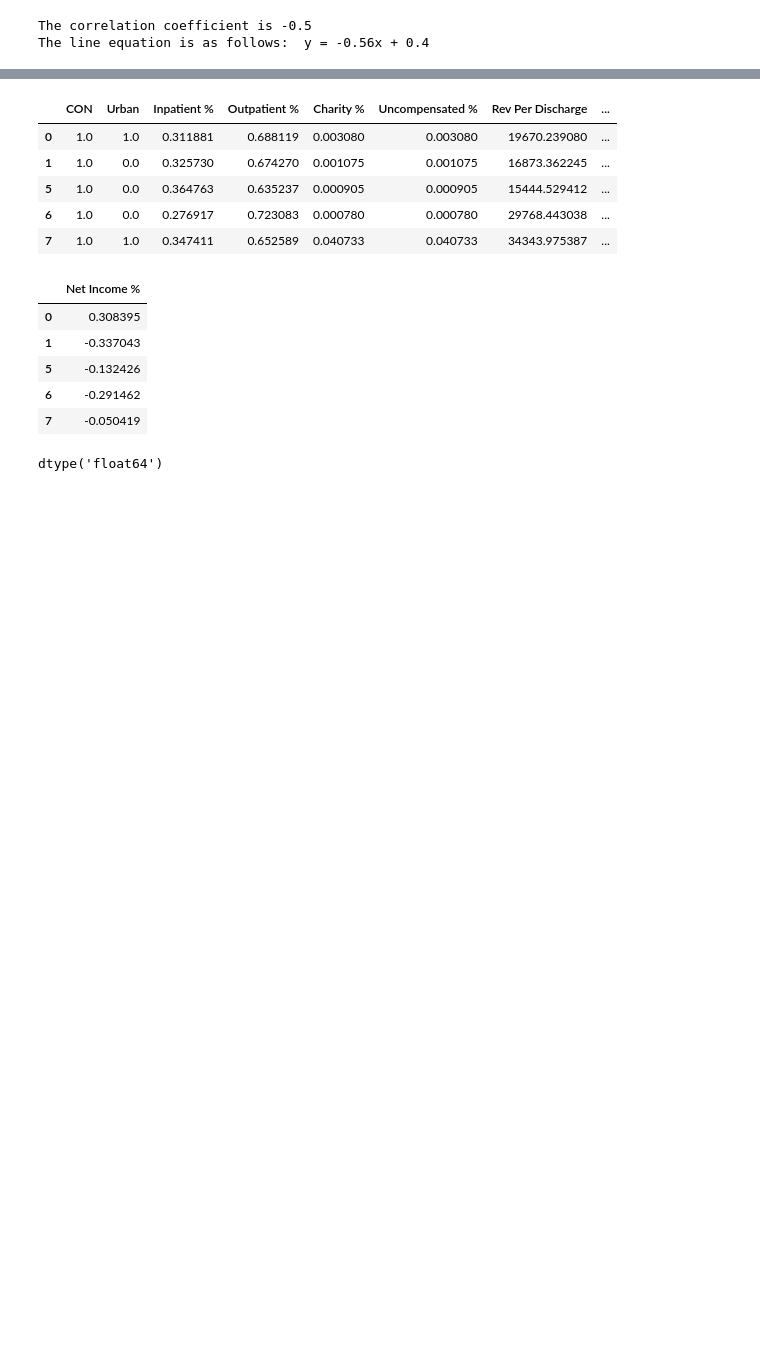
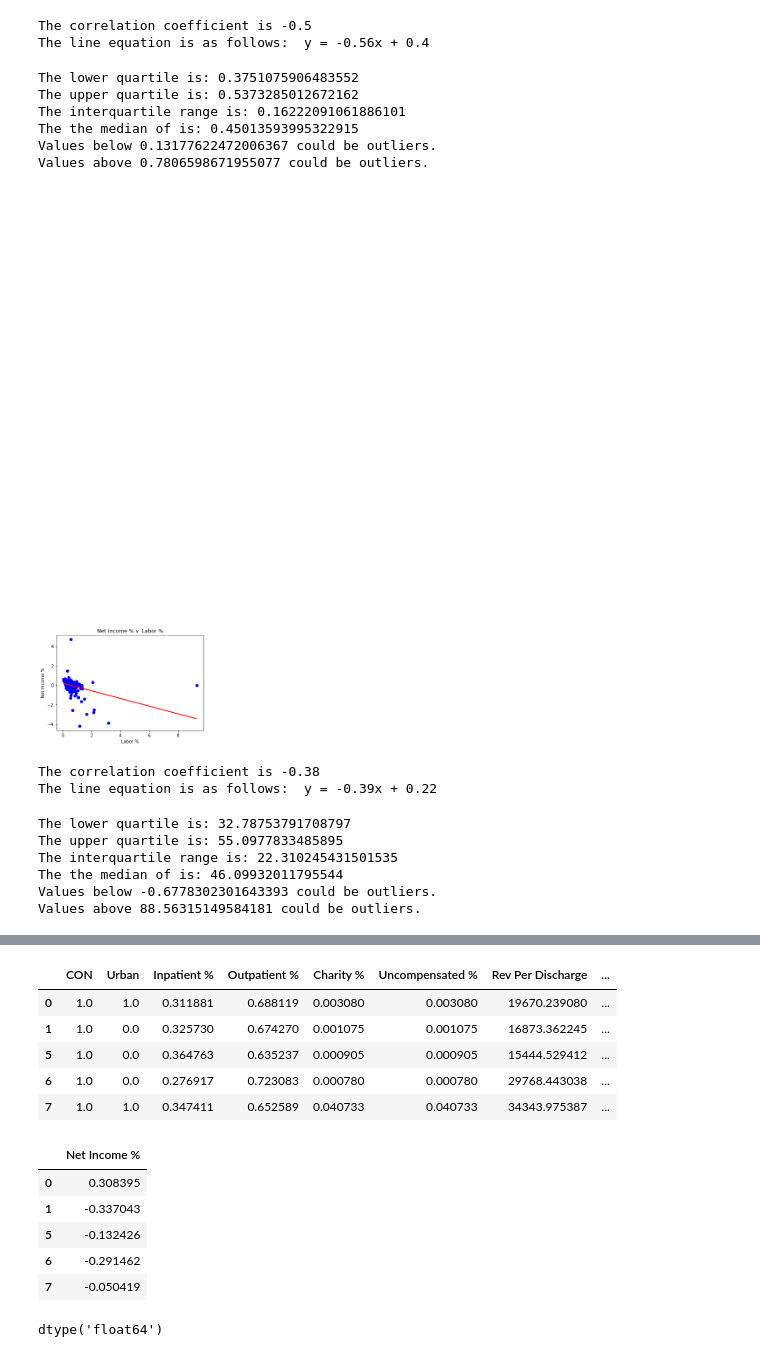
Before and after one commit to rodgerskent/profitableHospital-project, a Jupyter notebook: four.ipynb, the cells around one changed output, grey strips where cells are left out. Drawn from its saved outputs; the diff is of its cells as text; code cells hidden in the pictures; blank space fills up the shorter version.

```diff
--- a/four.ipynb
+++ b/four.ipynb
@@ -708,3 +712,76 @@ print(f"The line equation is as follows:  {line_eq}")
 [figure]
 The correlation coefficient is -0.5
 The line equation is as follows:  y = -0.56x + 0.4
+# %%
+#Outlier Review
+chartdata = targetFile5["Labor %"]
+quartiles = chartdata.quantile([.25,.5,.75])
+lowerq = quartiles[0.25]
+upperq = quartiles[0.75]
+iqr = upperq-lowerq
+
+print(f"The lower quartile is: {lowerq}")
+print(f"The upper quartile is: {upperq}")
+print(f"The interquartile range is: {iqr}")
+print(f"The the median of is: {quartiles[0.5]} ")
+
+lower_bound = lowerq - (1.5*iqr)
+upper_bound = upperq + (1.5*iqr)
+print(f"Values below {lower_bound} could be outliers.")
+print(f"Values above {upper_bound} could be outliers.")
+# %% [output]
+The lower quartile is: 0.3751075906483552
+The upper quartile is: 0.5373285012672162
+The interquartile range is: 0.16222091061886101
+The the median of is: 0.45013593995322915
+Values below 0.13177622472006367 could be outliers.
+Values above 0.7806598671955077 could be outliers.
+# %%
+#NI v. Labor Percent
+targetFile6 = targetFile5
+# targetFile6 = targetFile5.loc[targetFile5['Labor %'] <= .90]
+# targetFile6 = targetFile6.loc[targetFile5['Net Income %'] <= .35]
+# targetFile6 = targetFile6.loc[targetFile5['Net Income %'] >= -.25]
+x_axis = targetFile6["Labor %"]
+y_axis = targetFile6["Net Income %"]
+plt.title("Net Income % v. Labor %")
+plt.xlabel("Labor %")
+plt.ylabel("Net Income %")
+plt.scatter(x_axis, y_axis, marker="o", color="blue")
+(slope, intercept, rvalue, pvalue, stderr) = linregress(x_axis, y_axis)
+regress_values = x_axis * slope + intercept
+line_eq = "y = " + str(round(slope,2)) + "x + " + str(round(intercept,2))
+plt.plot(x_axis,regress_values,"r-")
+plt.annotate(line_eq,(0,50),fontsize=15,color="red")
+#plt.savefig("3bchart_days2unemployment_k.png")
+plt.show()
+print(f"The correlation coefficient is {round(st.pearsonr(x_axis,y_axis)[0],2)}")
+print(f"The line equation is as follows:  {line_eq}")
+# %% [output]
+[figure, added]
+The correlation coefficient is -0.38
+The line equation is as follows:  y = -0.39x + 0.22
+# %%
+#Outlier Review
+chartdata = targetFile5["Discharges Per FTE"]
+quartiles = chartdata.quantile([.25,.5,.75])
+lowerq = quartiles[0.25]
+upperq = quartiles[0.75]
+iqr = upperq-lowerq
+
+print(f"The lower quartile is: {lowerq}")
+print(f"The upper quartile is: {upperq}")
+print(f"The interquartile range is: {iqr}")
+print(f"The the median of is: {quartiles[0.5]} ")
+
+lower_bound = lowerq - (1.5*iqr)
+upper_bound = upperq + (1.5*iqr)
+print(f"Values below {lower_bound} could be outliers.")
+print(f"Values above {upper_bound} could be outliers.")
+# %% [output]
+The lower quartile is: 32.78753791708797
+The upper quartile is: 55.0977833485895
+The interquartile range is: 22.310245431501535
+The the median of is: 46.09932011795544
+Values below -0.6778302301643393 could be outliers.
+Values above 88.56315149584181 could be outliers.
```
Also changed, not shown: parts of 3 cells of this notebook.
